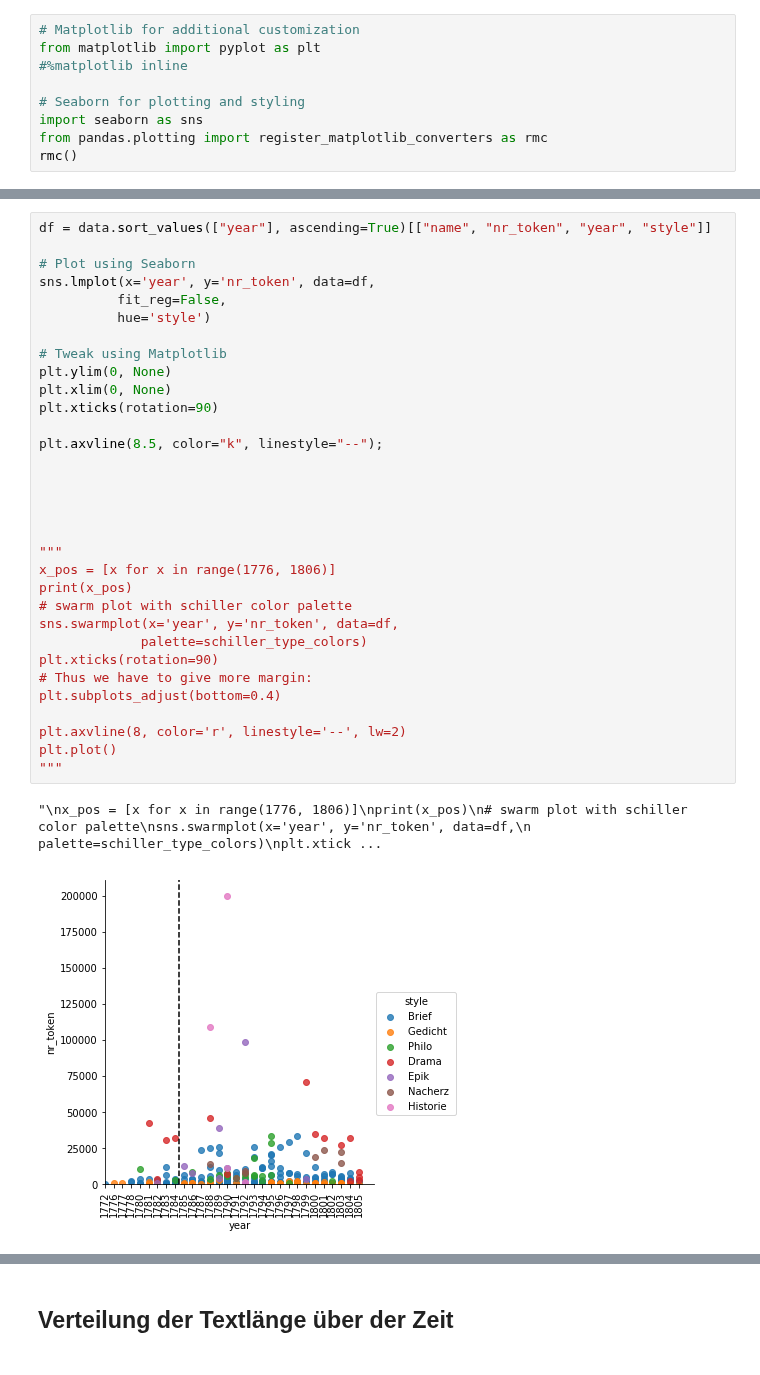
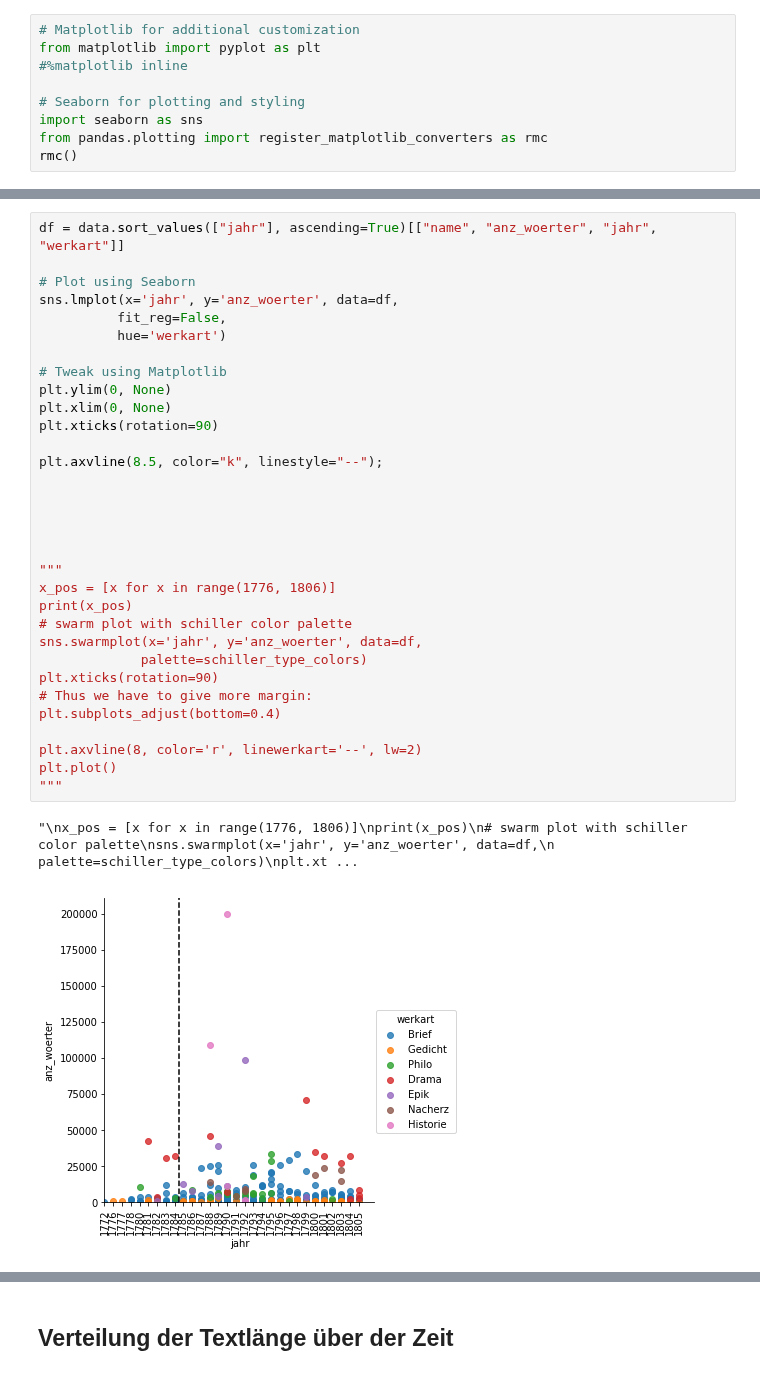
Before and after one commit to robinarthur/5pk, a Jupyter notebook: txt_edit/3_auswertung.ipynb, the cells around one changed output, grey strips where cells are left out. Saved outputs shown, nothing was run; the diff lists cells and outputs as text.

```diff
--- a/txt_edit/3_auswertung.ipynb
+++ b/txt_edit/3_auswertung.ipynb
@@ -148,40 +167,40 @@ schiller_type_colors = ['#78C850',  # Grass
                         '#7038F8',  # Dragon
                        ]
 # %%
-df = data.sort_values(["year"], ascending=True)[["name", "nr_token", "year", "style"]]
+df = data.sort_values(["jahr"], ascending=True)[["name", "anz_woerter", "jahr", "werkart"]]
 
 # Plot using Seaborn
-sns.lmplot(x='year', y='nr_token', data=df,
+sns.lmplot(x='jahr', y='anz_woerter', data=df,
           fit_reg=False,
-          hue='style')
+          hue='werkart')
 
 # Tweak using Matplotlib
 plt.ylim(0, None)
 plt.xlim(0, None)
 plt.xticks(rotation=90)
 
 plt.axvline(8.5, color="k", linestyle="--");
 
 
 
 
 
 """
 x_pos = [x for x in range(1776, 1806)]
 print(x_pos)
 # swarm plot with schiller color palette
-sns.swarmplot(x='year', y='nr_token', data=df,
+sns.swarmplot(x='jahr', y='anz_woerter', data=df,
              palette=schiller_type_colors)
 plt.xticks(rotation=90)
 # Thus we have to give more margin:
 plt.subplots_adjust(bottom=0.4)
 
-plt.axvline(8, color='r', linestyle='--', lw=2)
+plt.axvline(8, color='r', linewerkart='--', lw=2)
 plt.plot()
 """
 # %% [output]
-"\nx_pos = [x for x in range(1776, 1806)]\nprint(x_pos)\n# swarm plot with schiller color palette\nsns.swarmplot(x='year', y='nr_token', data=df,\n             palette=schiller_type_colors)\nplt.xtick ...
+"\nx_pos = [x for x in range(1776, 1806)]\nprint(x_pos)\n# swarm plot with schiller color palette\nsns.swarmplot(x='jahr', y='anz_woerter', data=df,\n             palette=schiller_type_colors)\nplt.xt ...
-[figure, old version]
+[figure, new version]
 # %%
 # ok, dann ohne die vier ausreiser da oben
 
```
Also changed, not shown: parts of 29 cells of this notebook, 47 other files.
